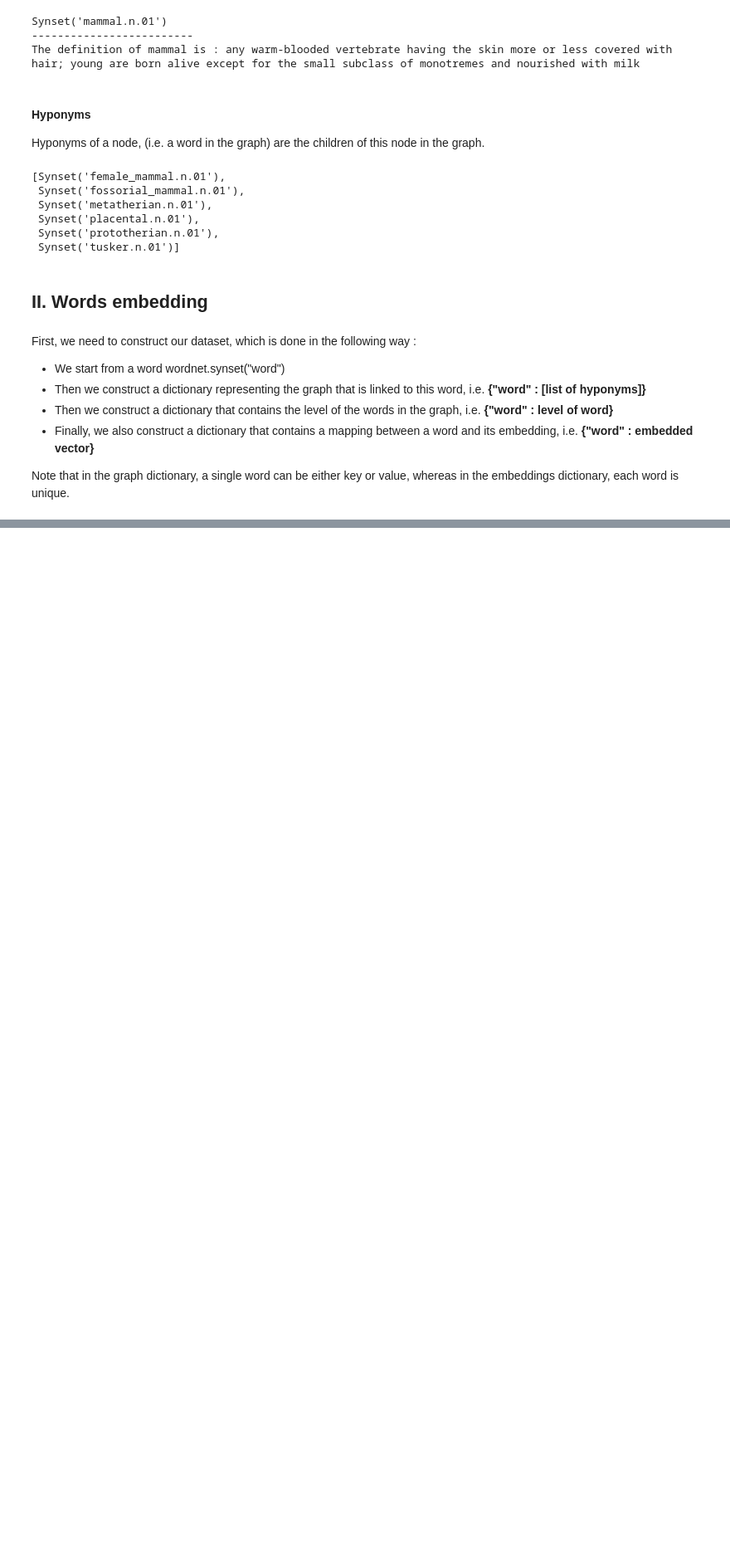
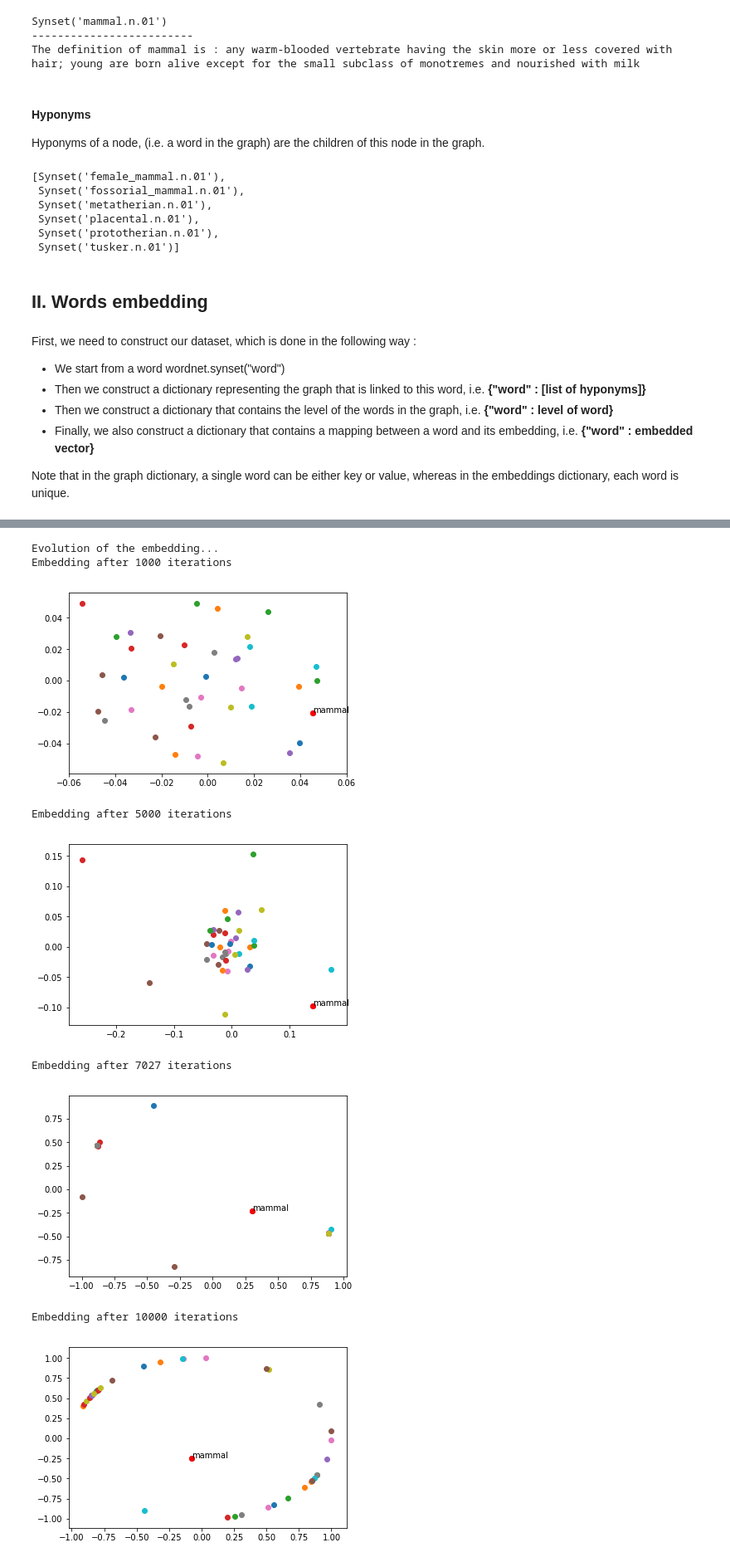
Before and after one commit to RBeaudet/Poincare_Embeddings, a Jupyter notebook: GMML.ipynb, the cells around one changed output, grey strips where cells are left out. Shown: that part at 83% size. Saved outputs shown, nothing was run; the diff lists cells and outputs as text; code cells hidden in the pictures; blank space fills up the shorter version.

```diff
--- a/GMML.ipynb
+++ b/GMML.ipynb
@@ -410,0 +412,37 @@ cls.plot_(embeddings)
+# %%
+## Showing the evolution of the embedding
+print("Evolution of the embedding...")
+
+# After 1000 iterations
+print("Embedding after 1000 iterations")
+mammal = wordnet.synset("mammal.n.01")
+cls = Poincarre_Embeddings(1000, 0.001, 10, mammal, 2)
+embeddings = cls.train()
+
+print("Embedding after 5000 iterations")
+# After 5000 iterations
+mammal = wordnet.synset("mammal.n.01")
+cls = Poincarre_Embeddings(5000, 0.001, 10, mammal, 2)
+embeddings = cls.train()
+
+print("Embedding after 7027 iterations")
+# After 7027 iterations
+mammal = wordnet.synset("mammal.n.01")
+cls = Poincarre_Embeddings(7027, 0.001, 10, mammal, 2)
+embeddings = cls.train()
+
+print("Embedding after 10000 iterations")
+# After 10000 iterations
+mammal = wordnet.synset("mammal.n.01")
+cls = Poincarre_Embeddings(10000, 0.001, 10, mammal, 2)
+embeddings = cls.train()
+# %% [output]
+Evolution of the embedding...
+Embedding after 1000 iterations
+[figure, added]
+Embedding after 5000 iterations
+[figure, added]
+Embedding after 7027 iterations
+[figure, added]
+Embedding after 10000 iterations
+[figure, added]
```
Also changed, not shown: parts of 6 cells of this notebook, 2 other files.
